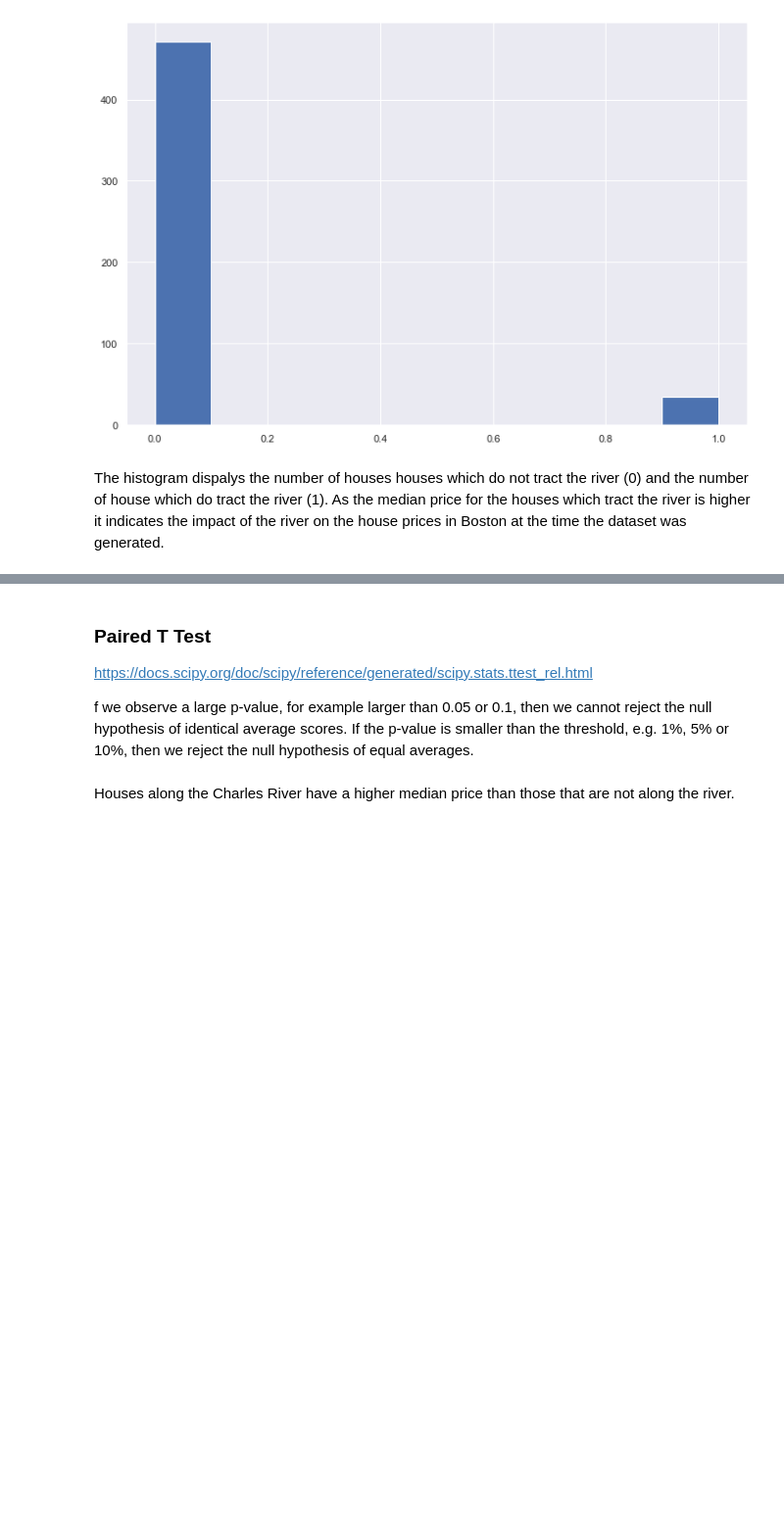
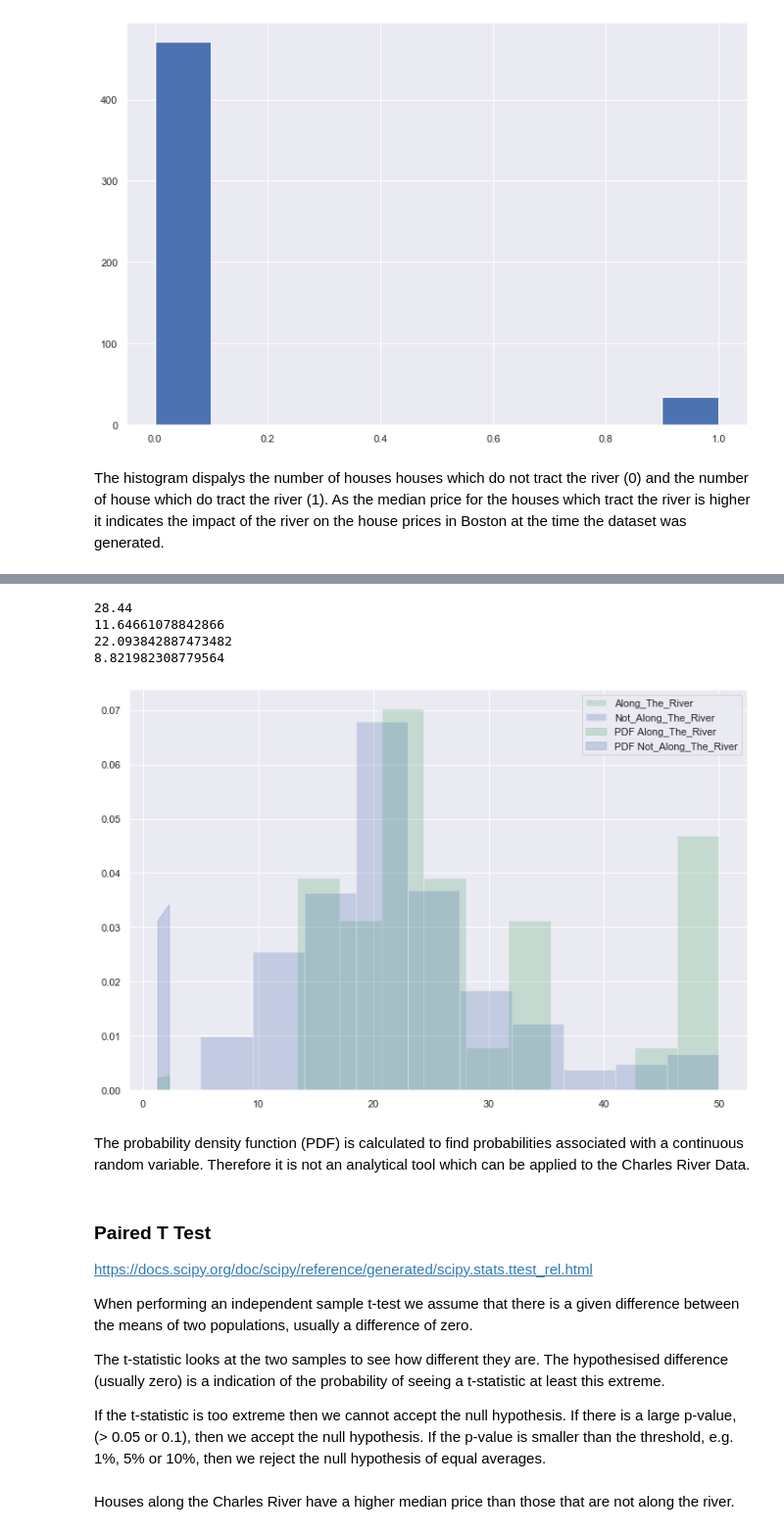
Before and after one commit to GraceAKelly/Machine_learning, a Jupyter notebook: Machine_Learning.ipynb, the cells around one changed output, grey strips where cells are left out. Shown at 98% size. Cells and saved outputs as stored; diff of their text form; code cells hidden in the pictures; blank space fills up the shorter version.

```diff
--- a/Machine_Learning.ipynb
+++ b/Machine_Learning.ipynb
@@ -296,9 +303,52 @@ The histogram dispalys the number of houses houses which do not tract the river
+# %%
+atrm = np.mean(Along_The_River)                  # mean of Along_The_River
+atrs = np.std(Along_The_River)                   # std of Along_The_River
+
+natrm = np.mean(Not_Along_The_River)             # mean of Not_Along_The_River
+natrs = np.std(Not_Along_The_River)              # std of Not_Along_The_River
+
+print (atrm['MEDV'])
+print (atrs['MEDV'])
+print (natrs['MEDV'])
+print (natrs['MEDV'])
+# %% [output]
+28.44
+11.64661078842866
+22.093842887473482
+8.821982308779564
+# %%
+# x values for plotting.
+x = np.linspace(1.25, 2.25, 1000)
+
+# The probability density functions (PDFs) for the two populations.
+pdfA = stats.norm.pdf(x, atrm['MEDV'], atrs['MEDV'])
+pdfB = stats.norm.pdf(x, natrs['MEDV'], natrs['MEDV'])
+
+# Plot the population PDFs as shaded regions.
+plt.fill_between(x, pdfA, color='g', alpha=0.25, label="PDF Along_The_River") # Fill the area between two horizontal curves.
+plt.fill_between(x, pdfB, color='b', alpha=0.25, label="PDF Not_Along_The_River") # Fill the area between two horizontal curves.
+
+# Plot histograms of the two samples.
+plt.hist(Along_The_River['MEDV'], density=True, color='g', alpha=0.25, label="Along_The_River")
+plt.hist(Not_Along_The_River['MEDV'], density=True, color='b', alpha=0.25, label="Not_Along_The_River")
+
+# Display a legend.
+plt.legend()
+plt.show()
+# %% [output]
+[figure, added]
+# %% [markdown]
+The probability density function (PDF) is calculated to find probabilities associated with a continuous random variable. Therefore it is not an analytical tool which can be applied to the Charles River Data.
 # %% [markdown]
 ### Paired T Test
 
 https://docs.scipy.org/doc/scipy/reference/generated/scipy.stats.ttest_rel.html
 
-f we observe a large p-value, for example larger than 0.05 or 0.1, then we cannot reject the null hypothesis of identical average scores. If the p-value is smaller than the threshold, e.g. 1%, 5% or 10%, then we reject the null hypothesis of equal averages.
+When performing an independent sample t-test we assume that there is a given difference between the means of two populations, usually a difference of zero.
+
+The t-statistic looks at the two samples to see how different they are. The hypothesised difference (usually zero) is a indication of the probability of seeing a t-statistic at least this extreme.
+
+If the t-statistic is too extreme then we cannot accept the null hypothesis. If there is a large p-value, (> 0.05 or 0.1), then we accept the null hypothesis. If the p-value is smaller than the threshold, e.g. 1%, 5% or 10%, then we reject the null hypothesis of equal averages.
 # %% [markdown]
 Houses along the Charles River have a higher median price than those that are not along the river.
 # %%
```
Also changed, not shown: parts of 14 cells of this notebook, 1 other file.
